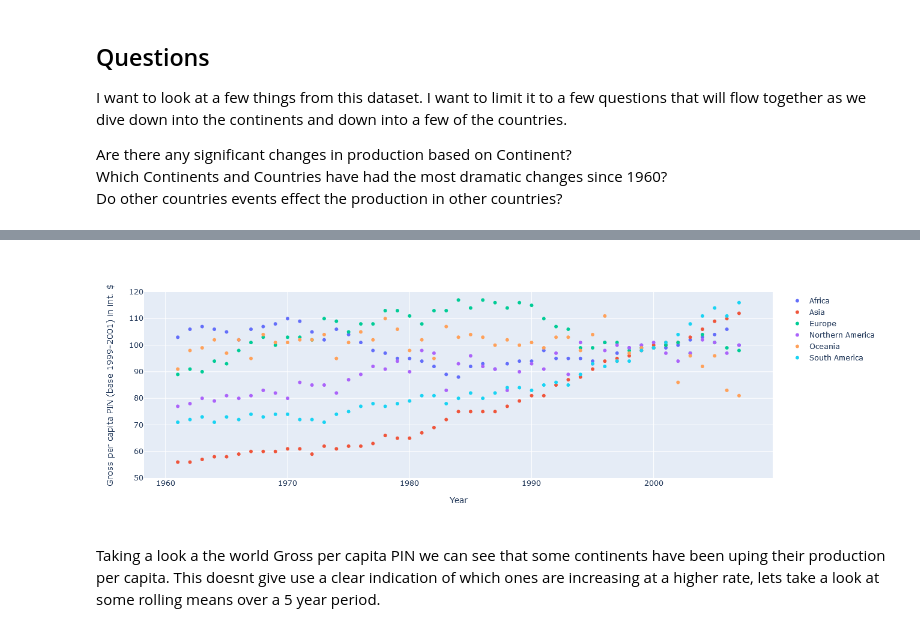
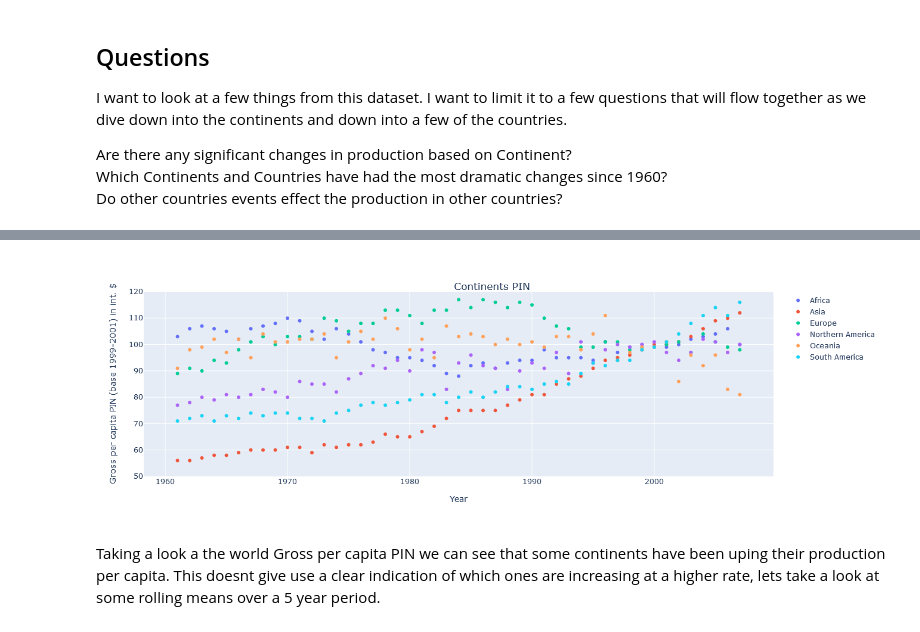
Before and after one commit to Taslack/Thinkful, a Jupyter notebook: Module 6/Checkpoint 11/Capstone.ipynb, the cells around one changed output, grey strips where cells are left out. Cells and saved outputs as stored; diff of their text form; code cells hidden in the pictures.

```diff
--- a/Module 6/Checkpoint 11/Capstone.ipynb
+++ b/Module 6/Checkpoint 11/Capstone.ipynb
@@ -37,7 +37,7 @@ df['country_or_area'] = df['country_or_area'].str.rstrip(' +')
 # along with the continents and the plot name to input into the plot function.
 continents = {'Northern America', 'South America',
               'Africa', 'Europe', 'Asia', 'Oceania'}
-production = 'Rolling Mean of Production by Continent'
+production = ''
 
 # Creating a function for repeated plot generating.
 
@@ -66,8 +66,19 @@ fig = px.scatter(world, x='year', y='value', color='country_or_area'
                 ).for_each_trace(lambda t: t.update(
                     name=t.name.replace('country_or_area=', '')))
 # Updating the x and y axis titles to reflect the data.
-fig.update_xaxes(title_text='Year')
-fig.update_yaxes(title_text='Gross per capita PIN (base 1999-2001) in int. $')
+fig.update_layout(
+    title='Continents PIN',
+    xaxis_title='Year',
+    yaxis_title='Gross per capita PIN (base 1999-2001) in int. $')
+#fig.update_xaxes(title_text='Year')
+#fig.update_yaxes(title_text='Gross per capita PIN (base 1999-2001) in int. $')
 fig.update_yaxes(range=[50, 120])
+fig.update_layout(
+    title={
+        'text': 'Continents PIN',
+        'y':0.9,
+        'x':0.5,
+        'xanchor': 'center'})
+
 fig.show()
 # %% [output]
@@ -75,4 +85,4 @@ fig.show()
-[figure, old version]
+[figure, new version]
 # %% [markdown]
 Taking a look a the world Gross per capita PIN we can see that some continents have been uping their production per capita.  This doesnt give use a clear indication of which ones are increasing at a higher rate, lets take a look at some rolling means over a 5 year period.
 # %%
```
Also changed, not shown: parts of 6 cells of this notebook, 2 other files.
